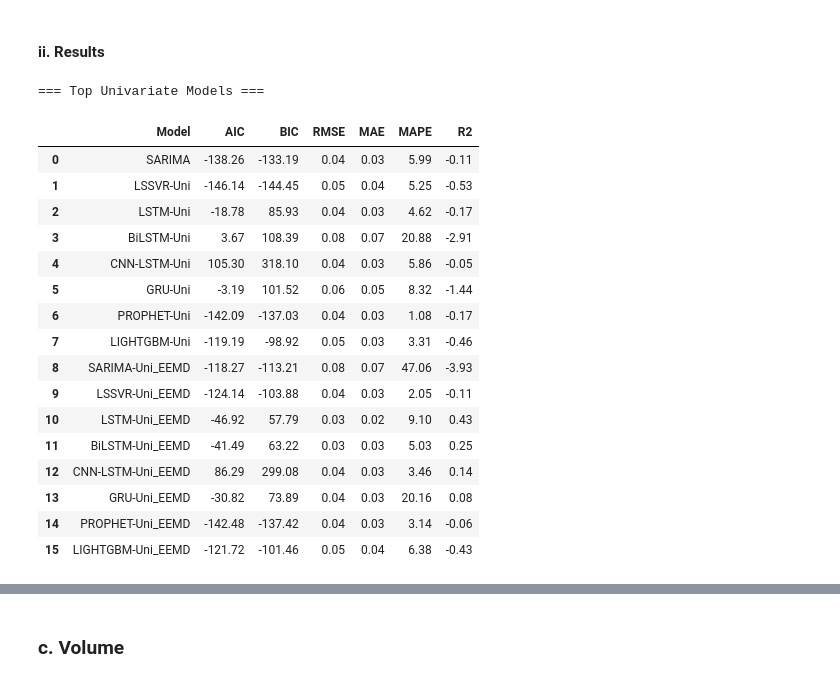
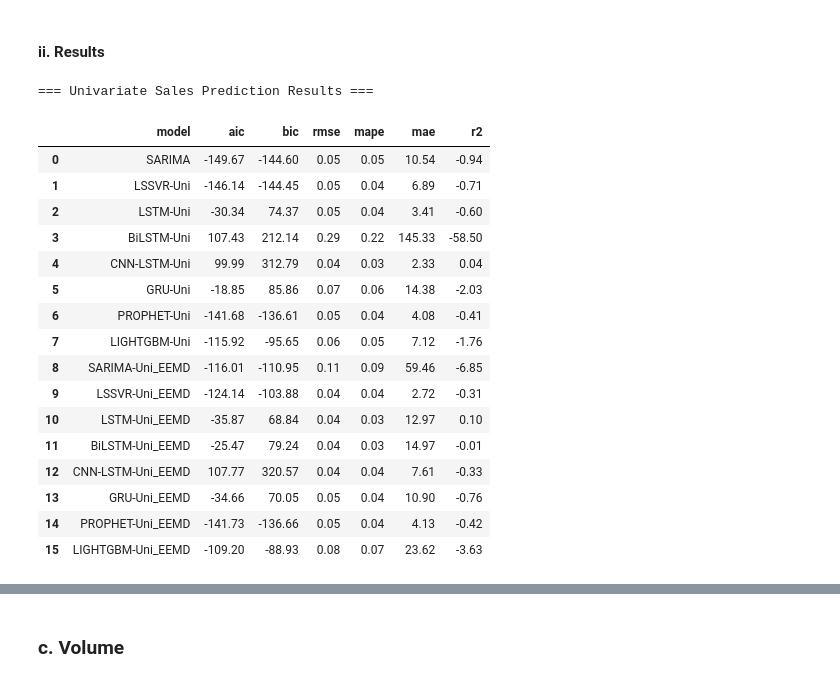
Before and after one commit to MahlatsiM/HonoursResearch, a Jupyter notebook: Cars_Model_Building.ipynb, the cells around one changed output, grey strips where cells are left out. Drawn from its saved outputs; the diff is of its cells as text; code cells hidden in the pictures.

```diff
--- a/Cars_Model_Building.ipynb
+++ b/Cars_Model_Building.ipynb
@@ -1267,40 +1305,25 @@ You can set `force_col_wise=true` to remove the overhead.
 # %% [markdown]
 #### ii. Results
-# %%
-# ---------------------------
-# ---- RESULTS DATAFRAMES ----
-# ---------------------------
-
-# Univariate results DataFrame
-df_results_uni = pd.DataFrame(results_uni, columns=[
-    "Model", "AIC", "BIC", "RMSE", "MAE", "MAPE", "R2"
-])
-
-# Multivariate results DataFrame
-df_results_multi = pd.DataFrame(results_multi, columns=[
-    "Model", "AIC", "BIC", "RMSE", "MAE", "MAPE", "R2"
-])
-
-# Optional: display top 10 for quick inspection
-print("=== Top Univariate Models ===")
-df_results_uni
-# %% [output]
-=== Top Univariate Models ===
-|  | Model | AIC | BIC | RMSE | MAE | MAPE | R2 |
-| 0 | SARIMA | -138.26 | -133.19 | 0.04 | 0.03 | 5.99 | -0.11 |
-| 1 | LSSVR-Uni | -146.14 | -144.45 | 0.05 | 0.04 | 5.25 | -0.53 |
-| 2 | LSTM-Uni | -18.78 | 85.93 | 0.04 | 0.03 | 4.62 | -0.17 |
-| 3 | BiLSTM-Uni | 3.67 | 108.39 | 0.08 | 0.07 | 20.88 | -2.91 |
-| 4 | CNN-LSTM-Uni | 105.30 | 318.10 | 0.04 | 0.03 | 5.86 | -0.05 |
-| 5 | GRU-Uni | -3.19 | 101.52 | 0.06 | 0.05 | 8.32 | -1.44 |
-| 6 | PROPHET-Uni | -142.09 | -137.03 | 0.04 | 0.03 | 1.08 | -0.17 |
-| 7 | LIGHTGBM-Uni | -119.19 | -98.92 | 0.05 | 0.03 | 3.31 | -0.46 |
-| 8 | SARIMA-Uni_EEMD | -118.27 | -113.21 | 0.08 | 0.07 | 47.06 | -3.93 |
-| 9 | LSSVR-Uni_EEMD | -124.14 | -103.88 | 0.04 | 0.03 | 2.05 | -0.11 |
-| 10 | LSTM-Uni_EEMD | -46.92 | 57.79 | 0.03 | 0.02 | 9.10 | 0.43 |
-| 11 | BiLSTM-Uni_EEMD | -41.49 | 63.22 | 0.03 | 0.03 | 5.03 | 0.25 |
-| 12 | CNN-LSTM-Uni_EEMD | 86.29 | 299.08 | 0.04 | 0.03 | 3.46 | 0.14 |
-| 13 | GRU-Uni_EEMD | -30.82 | 73.89 | 0.04 | 0.03 | 20.16 | 0.08 |
-| 14 | PROPHET-Uni_EEMD | -142.48 | -137.42 | 0.04 | 0.03 | 3.14 | -0.06 |
-| 15 | LIGHTGBM-Uni_EEMD | -121.72 | -101.46 | 0.05 | 0.04 | 6.38 | -0.43 |
+# %%
+print("\n=== Univariate Sales Prediction Results ===")
+salesUnivarResults
+# %% [output]
+=== Univariate Sales Prediction Results ===
+|  | model | aic | bic | rmse | mape | mae | r2 |
+| 0 | SARIMA | -149.67 | -144.60 | 0.05 | 0.05 | 10.54 | -0.94 |
+| 1 | LSSVR-Uni | -146.14 | -144.45 | 0.05 | 0.04 | 6.89 | -0.71 |
+| 2 | LSTM-Uni | -30.34 | 74.37 | 0.05 | 0.04 | 3.41 | -0.60 |
+| 3 | BiLSTM-Uni | 107.43 | 212.14 | 0.29 | 0.22 | 145.33 | -58.50 |
+| 4 | CNN-LSTM-Uni | 99.99 | 312.79 | 0.04 | 0.03 | 2.33 | 0.04 |
+| 5 | GRU-Uni | -18.85 | 85.86 | 0.07 | 0.06 | 14.38 | -2.03 |
+| 6 | PROPHET-Uni | -141.68 | -136.61 | 0.05 | 0.04 | 4.08 | -0.41 |
+| 7 | LIGHTGBM-Uni | -115.92 | -95.65 | 0.06 | 0.05 | 7.12 | -1.76 |
+| 8 | SARIMA-Uni_EEMD | -116.01 | -110.95 | 0.11 | 0.09 | 59.46 | -6.85 |
+| 9 | LSSVR-Uni_EEMD | -124.14 | -103.88 | 0.04 | 0.04 | 2.72 | -0.31 |
+| 10 | LSTM-Uni_EEMD | -35.87 | 68.84 | 0.04 | 0.03 | 12.97 | 0.10 |
+| 11 | BiLSTM-Uni_EEMD | -25.47 | 79.24 | 0.04 | 0.03 | 14.97 | -0.01 |
+| 12 | CNN-LSTM-Uni_EEMD | 107.77 | 320.57 | 0.04 | 0.04 | 7.61 | -0.33 |
+| 13 | GRU-Uni_EEMD | -34.66 | 70.05 | 0.05 | 0.04 | 10.90 | -0.76 |
+| 14 | PROPHET-Uni_EEMD | -141.73 | -136.66 | 0.05 | 0.04 | 4.13 | -0.42 |
+| 15 | LIGHTGBM-Uni_EEMD | -109.20 | -88.93 | 0.08 | 0.07 | 23.62 | -3.63 |
 # %%
```
Also changed, not shown: parts of 31 cells of this notebook.
